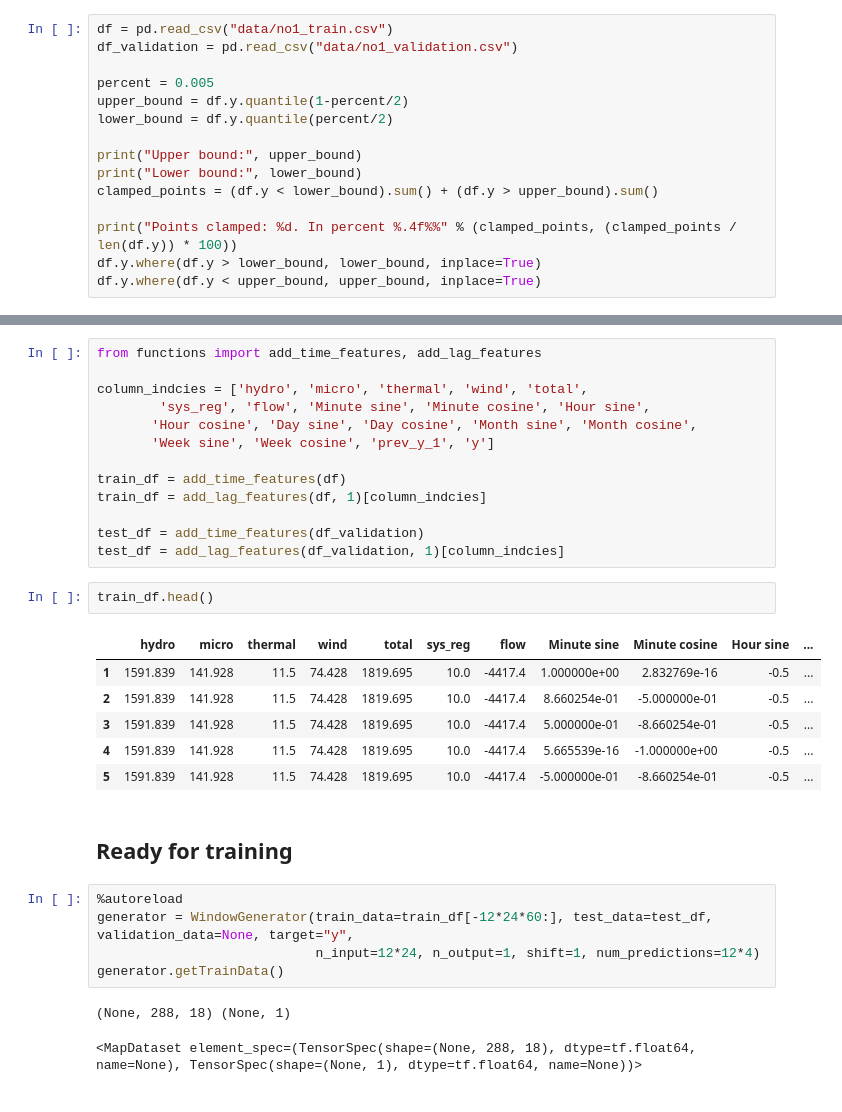
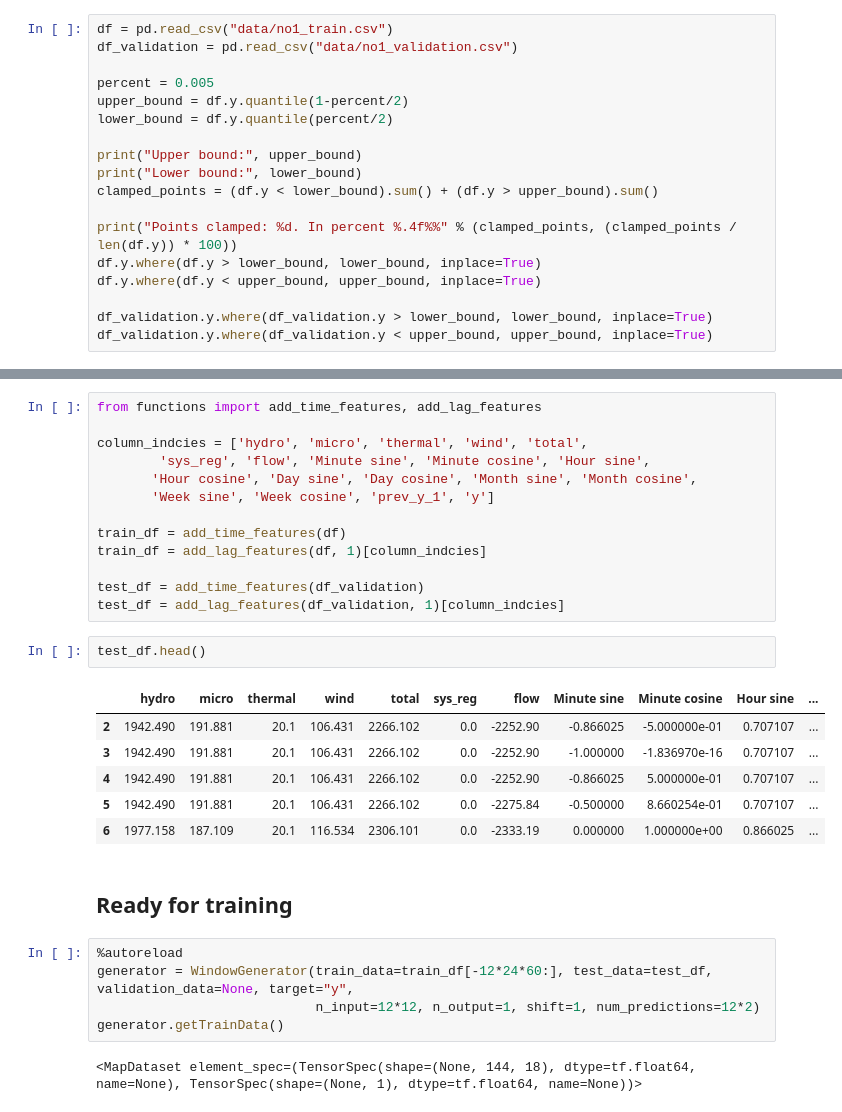
Before and after one commit to Kohmann/DL-power-imbalance-forecasting, a Jupyter notebook: model_training.ipynb, the cells around one changed output, grey strips where cells are left out. Cells and saved outputs as stored; diff of their text form.

```diff
--- a/model_training.ipynb
+++ b/model_training.ipynb
@@ -26,6 +26,9 @@ clamped_points = (df.y < lower_bound).sum() + (df.y > upper_bound).sum()
 print("Points clamped: %d. In percent %.4f%%" % (clamped_points, (clamped_points / len(df.y)) * 100))
 df.y.where(df.y > lower_bound, lower_bound, inplace=True)
 df.y.where(df.y < upper_bound, upper_bound, inplace=True)
+
+df_validation.y.where(df_validation.y > lower_bound, lower_bound, inplace=True)
+df_validation.y.where(df_validation.y < upper_bound, upper_bound, inplace=True)
 # %% [output]
 Upper bound: 1965.4099018235388
 Lower bound: -876.8264394156931
@@ -75,22 +76,21 @@ train_df = add_lag_features(df, 1)[column_indcies]
 test_df = add_time_features(df_validation)
 test_df = add_lag_features(df_validation, 1)[column_indcies]
 # %%
-train_df.head()
+test_df.head()
 # %% [output]
 |  | hydro | micro | thermal | wind | total | sys_reg | flow | Minute sine | Minute cosine | Hour sine | ... |
-| 1 | 1591.839 | 141.928 | 11.5 | 74.428 | 1819.695 | 10.0 | -4417.4 | 1.000000e+00 | 2.832769e-16 | -0.5 | ... |
-| 2 | 1591.839 | 141.928 | 11.5 | 74.428 | 1819.695 | 10.0 | -4417.4 | 8.660254e-01 | -5.000000e-01 | -0.5 | ... |
-| 3 | 1591.839 | 141.928 | 11.5 | 74.428 | 1819.695 | 10.0 | -4417.4 | 5.000000e-01 | -8.660254e-01 | -0.5 | ... |
-| 4 | 1591.839 | 141.928 | 11.5 | 74.428 | 1819.695 | 10.0 | -4417.4 | 5.665539e-16 | -1.000000e+00 | -0.5 | ... |
-| 5 | 1591.839 | 141.928 | 11.5 | 74.428 | 1819.695 | 10.0 | -4417.4 | -5.000000e-01 | -8.660254e-01 | -0.5 | ... |
+| 2 | 1942.490 | 191.881 | 20.1 | 106.431 | 2266.102 | 0.0 | -2252.90 | -0.866025 | -5.000000e-01 | 0.707107 | ... |
+| 3 | 1942.490 | 191.881 | 20.1 | 106.431 | 2266.102 | 0.0 | -2252.90 | -1.000000 | -1.836970e-16 | 0.707107 | ... |
+| 4 | 1942.490 | 191.881 | 20.1 | 106.431 | 2266.102 | 0.0 | -2252.90 | -0.866025 | 5.000000e-01 | 0.707107 | ... |
+| 5 | 1942.490 | 191.881 | 20.1 | 106.431 | 2266.102 | 0.0 | -2275.84 | -0.500000 | 8.660254e-01 | 0.707107 | ... |
+| 6 | 1977.158 | 187.109 | 20.1 | 116.534 | 2306.101 | 0.0 | -2333.19 | 0.000000 | 1.000000e+00 | 0.866025 | ... |
 # %% [markdown]
 ## Ready for training
 # %%
 %autoreload
 generator = WindowGenerator(train_data=train_df[-12*24*60:], test_data=test_df, validation_data=None, target="y",
-							n_input=12*24, n_output=1, shift=1, num_predictions=12*4)
+							n_input=12*12, n_output=1, shift=1, num_predictions=12*2)
 generator.getTrainData()
 # %% [output]
-(None, 288, 18) (None, 1)
+<MapDataset element_spec=(TensorSpec(shape=(None, 144, 18), dtype=tf.float64, name=None), TensorSpec(shape=(None, 1), dtype=tf.float64, name=None))>
-<MapDataset element_spec=(TensorSpec(shape=(None, 288, 18), dtype=tf.float64, name=None), TensorSpec(shape=(None, 1), dtype=tf.float64, name=None))>
 # %%
```
Also changed, not shown: parts of 4 cells of this notebook, 2 other files.
